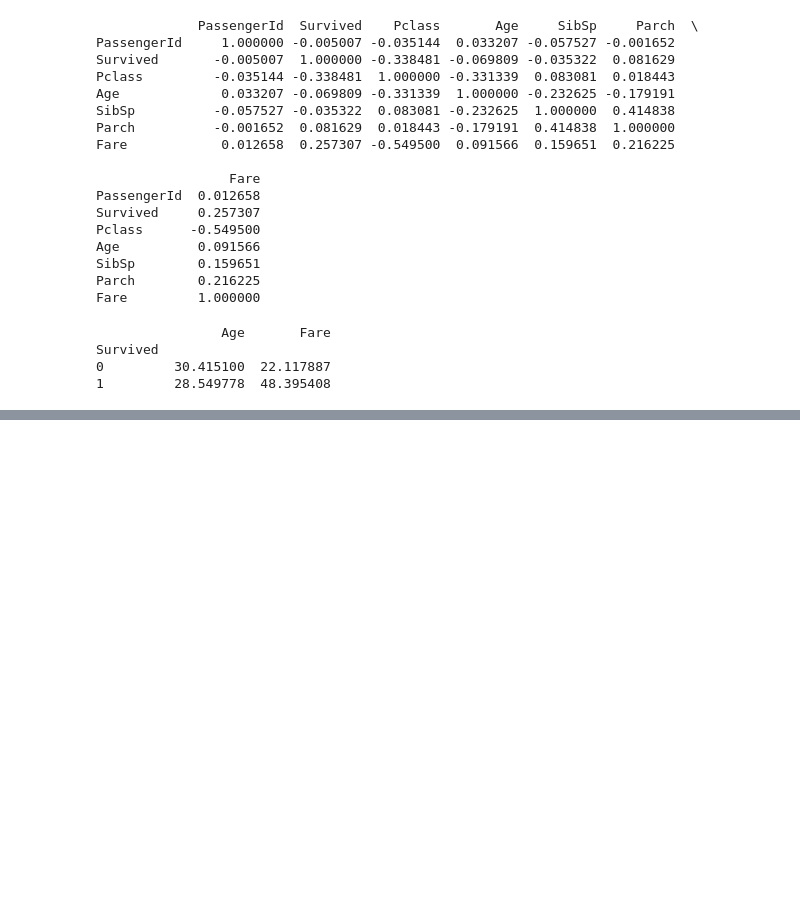
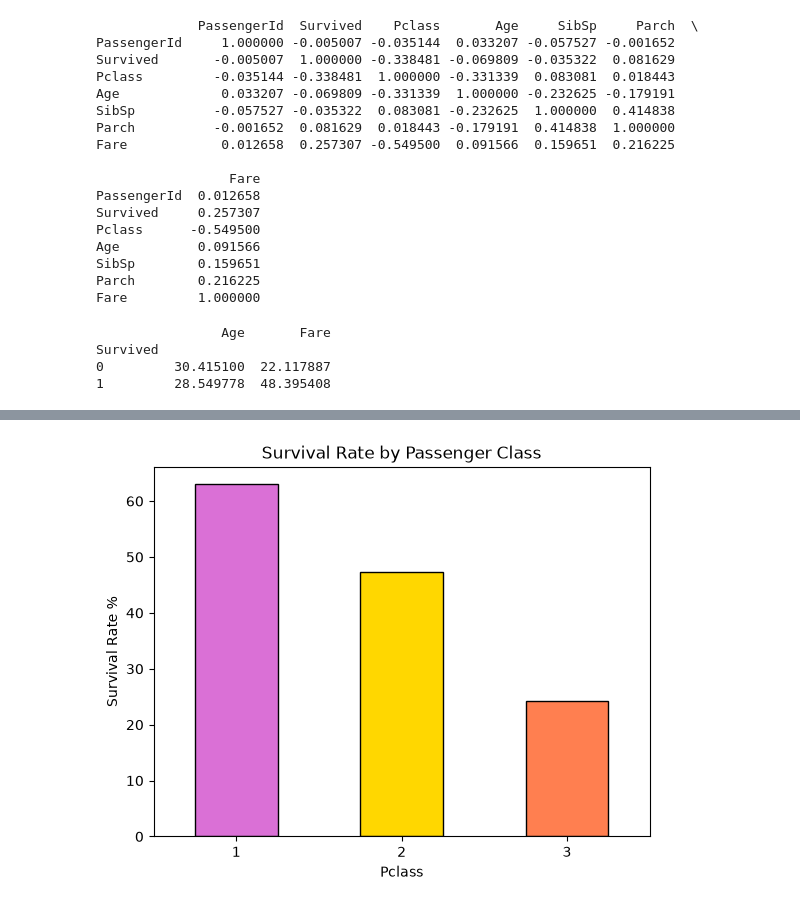
Before and after one commit to akshara1217/da-ml-journey, a Jupyter notebook: _titanic_eda.ipynb, the cells around one changed output, grey strips where cells are left out. Cells and saved outputs as stored; diff of their text form; code cells hidden in the pictures; blank space fills up the shorter version.

```diff
--- a/_titanic_eda.ipynb
+++ b/_titanic_eda.ipynb
@@ -208,0 +225,9 @@ Survived
+# %%
+survival_by_class=df.groupby('Pclass')['Survived'].mean()*100
+survival_by_class.plot(kind='bar',color=['orchid','gold','coral'],edgecolor='black')
+plt.title("Survival Rate by Passenger Class")
+plt.ylabel("Survival Rate %")
+plt.xticks(rotation=0)
+plt.show()
+# %% [output]
+[figure, added]
```
Also changed, not shown: parts of 5 cells of this notebook, 1 other file.
